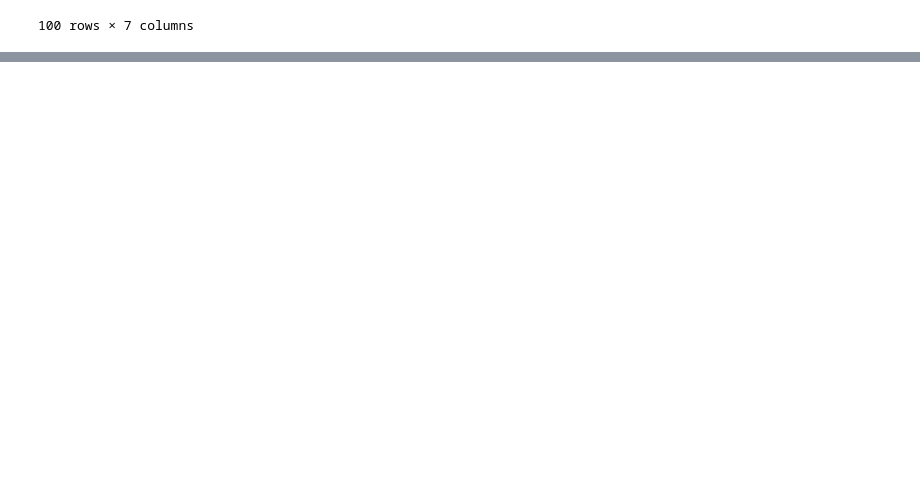
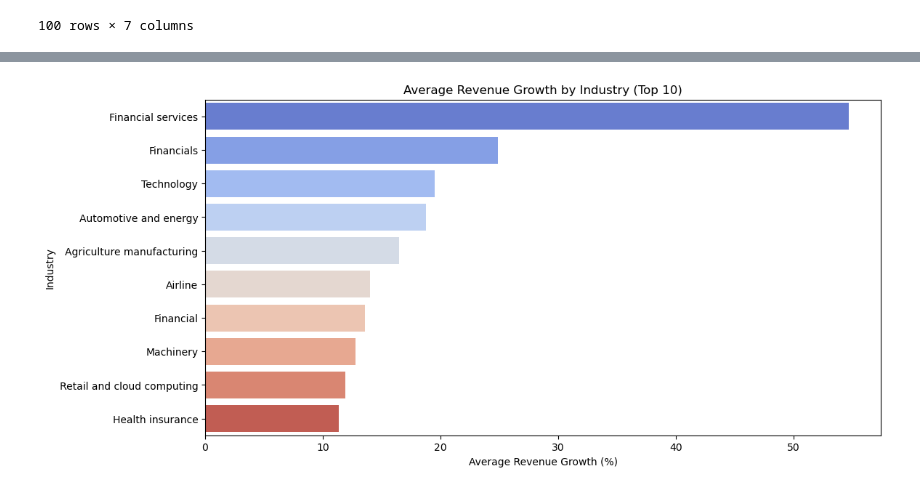
Before and after one commit to FarhaanAhmad03/Web_scrap, a Jupyter notebook: Web Scraping.ipynb, the cells around one changed output, grey strips where cells are left out. Cells and saved outputs as stored; diff of their text form; code cells hidden in the pictures; blank space fills up the shorter version.

```diff
--- a/Web Scraping.ipynb
+++ b/Web Scraping.ipynb
@@ -148,0 +263,14 @@ df.to_csv(r'C:/Users/faru0/OneDrive/Desktop/Projects/Web Scraping/Companies.csv'
+# %%
+industry_growth = df.groupby('Industry')['Revenue growth'].mean().sort_values(ascending=False).head(10)
+plt.figure(figsize=(12, 6))
+sns.barplot(
+    x=industry_growth.values,
+    y=industry_growth.index,
+    palette='coolwarm'
+)
+plt.title('Average Revenue Growth by Industry (Top 10)')
+plt.xlabel('Average Revenue Growth (%)')
+plt.ylabel('Industry')
+plt.show()
+# %% [output]
+[figure, added]
```
Also changed, not shown: parts of 8 cells of this notebook.
